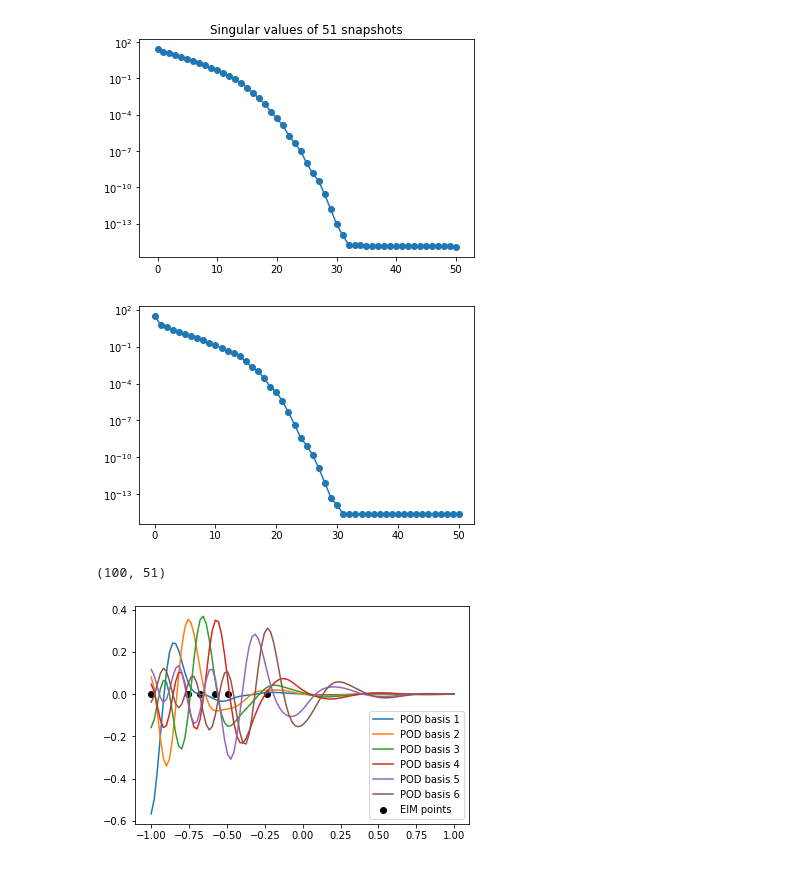
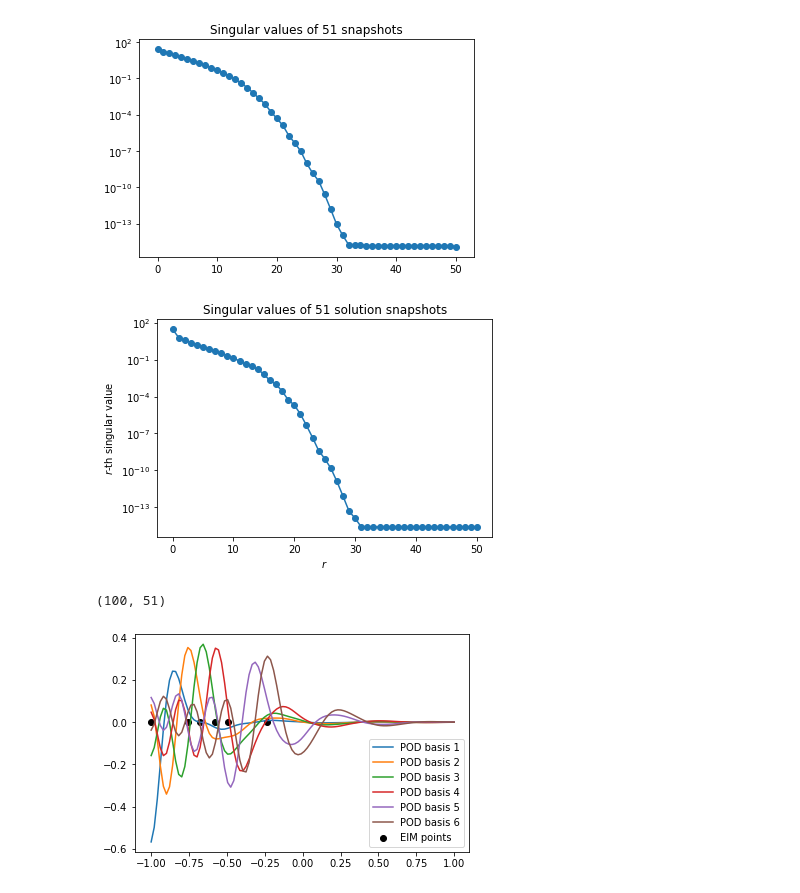
Before and after one commit to maxhirsch/NEIM, a Jupyter notebook: Solution Independent Function Approximation/Solution Independent Function Approximation.ipynb, the cells around one changed output. Cells and saved outputs as stored; diff of their text form; code cells hidden in the pictures.

```diff
--- a/Solution Independent Function Approximation/Solution Independent Function Approximation.ipynb
+++ b/Solution Independent Function Approximation/Solution Independent Function Approximation.ipynb
@@ -306,32 +306,35 @@ plt.show()
 # %%
 RO_DIM = 30
 
 # find solution to Poisson with homogeneous Dirichlet boundary conditions
 # -u''(x; mu) = s(x; mu), u(0; mu) = u(1; mu) = 0.
 
 sols = solution_fn(mu.reshape(-1), f) # shape = (params, space)
 
 # do a POD based on sols
 snapshots = np.array([sols[i] for i in range(sols.shape[0])]).T
 V, sing_vals, _ = np.linalg.svd(snapshots, full_matrices=False)
 
 plt.scatter(np.arange(sing_vals.shape[0]), sing_vals)
 plt.semilogy(np.arange(sing_vals.shape[0]), sing_vals)
+plt.title("Singular values of 51 solution snapshots")
+plt.xlabel("$r$")
+plt.ylabel("$r$-th singular value")
 plt.show()
 print(V.shape)
 
 # get reduced order solutions
 ro_sols = np.zeros((sols.shape[0], RO_DIM))
 for i in range(sols.shape[0]):
     ro_sols[i] = (V[:,:RO_DIM].T @ sols[i].reshape(-1, 1)).reshape(-1)
 
 # evaluate nonlinearity at given parameter and solution
 f_NEIM = np.zeros((sols.shape[0], sols.shape[0], RO_DIM))
 for i in range(sols.shape[0]):
     for j in range(sols.shape[0]):
         f_NEIM[i, j] = (V[:,:RO_DIM].T @ f[:, [i]]).reshape(-1)
 # %% [output]
-[figure, old version]
+[figure, new version]
 (100, 51)
 # %%
 # Get DEIM indices
```
Also changed, not shown: parts of 2 cells of this notebook, 8 other files.
